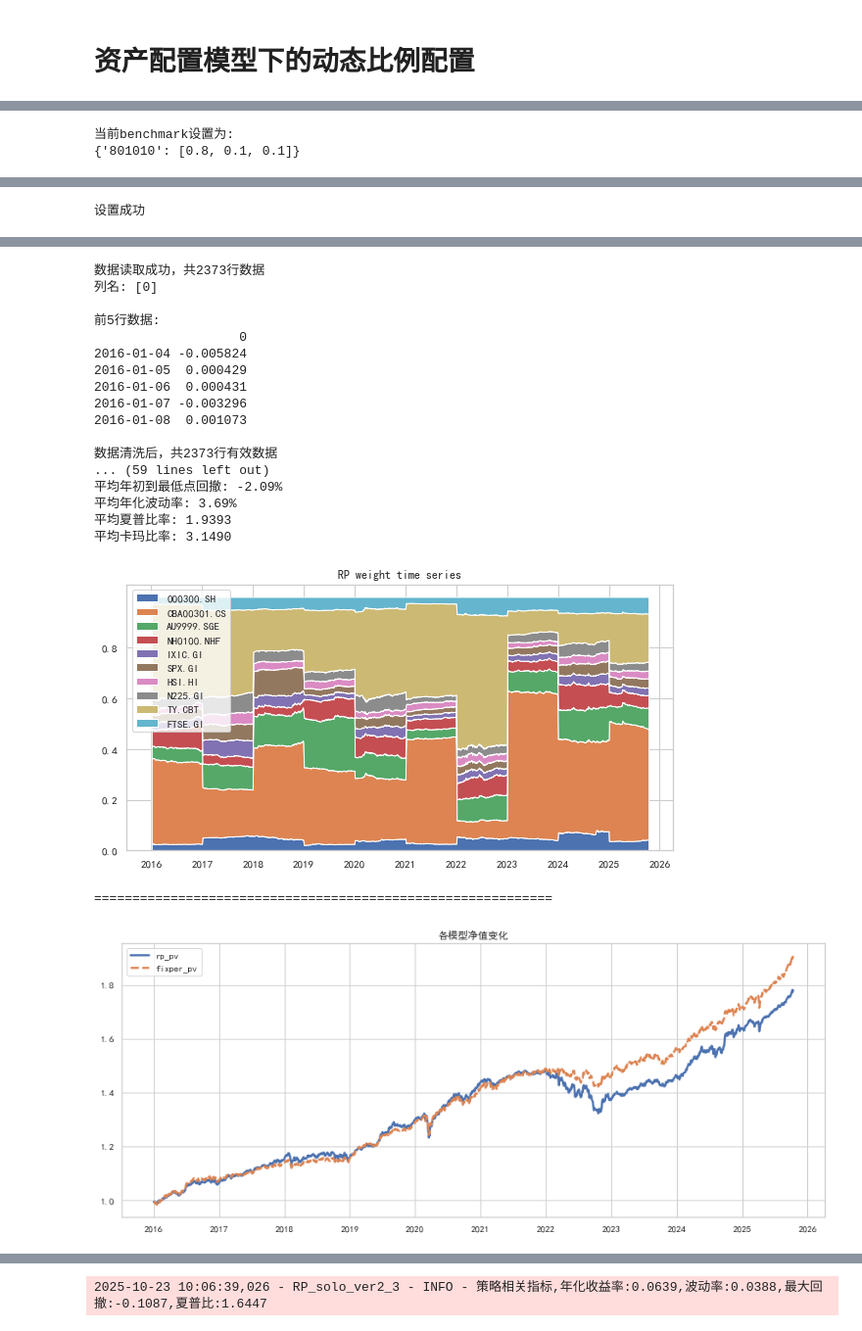
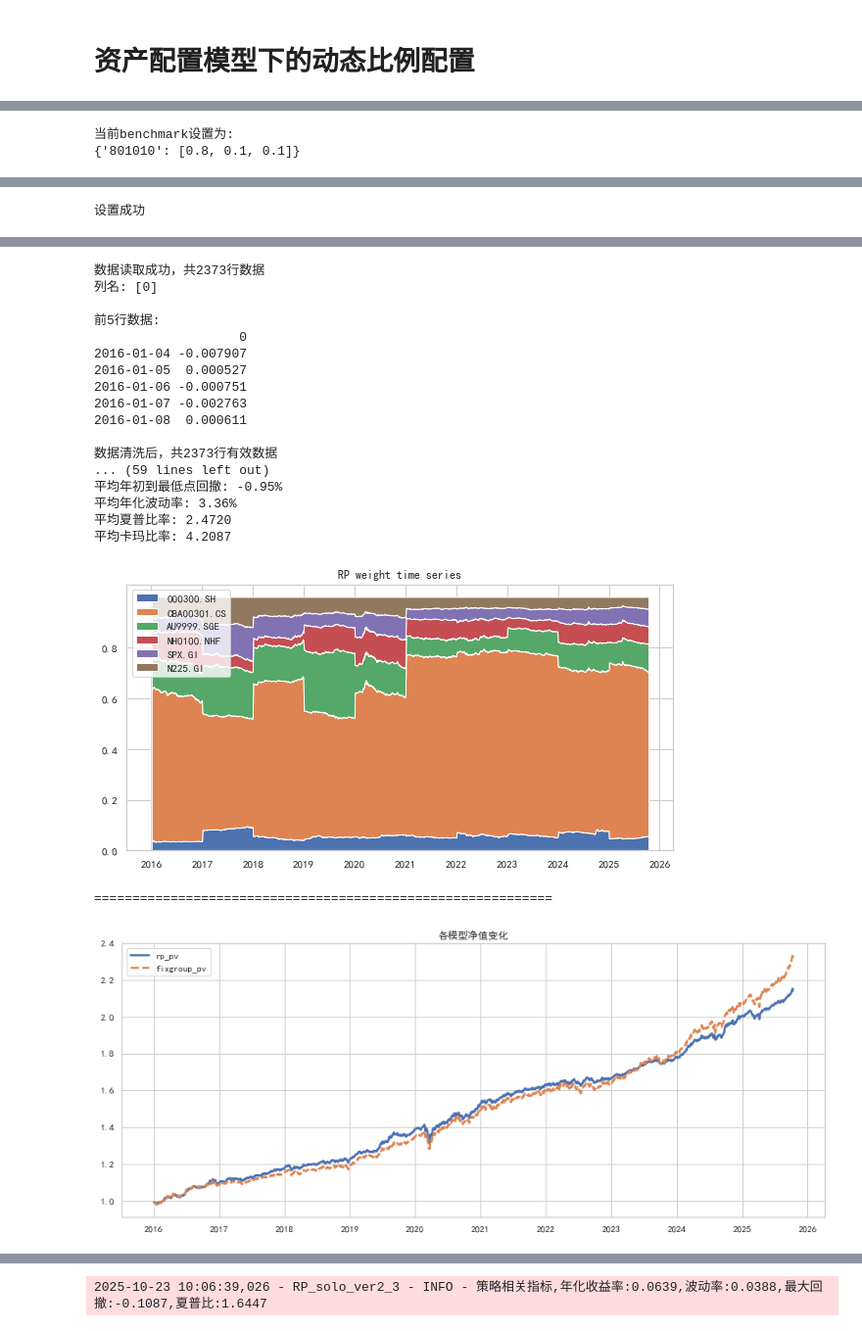
Before and after one commit to nurhachar-sibei/-----, a Jupyter notebook: 低利率时代投资研究.ipynb, the cells around one changed output, grey strips where cells are left out. Shown at 98% size. Cells and saved outputs as stored; diff of their text form; code cells hidden in the pictures.

```diff
--- a/低利率时代投资研究.ipynb
+++ b/低利率时代投资研究.ipynb
@@ -464,8 +580,10 @@ importlib.reload(RP_solo_ver2_3)
 <module 'RP_solo_ver2_3' from 'd:\\program_learning\\github\\低利率研究\\RP_solo_ver2_3.py'>
+# %%
+ret_data_1 = ret_data[['000300.SH','CBA00301.CS','AU9999.SGE','NH0100.NHF','SPX.GI','N225.GI']]
 # %%
 
-test_rp = RPmodel(
-            ret_data,
+test_rp = RP_solo_ver2_3.RPmodel(
+            ret_data_1,
             start_date='2016-01-01',
             end_date='2025-10-14',
             change_time_delta='Y',
@@ -482,21 +600,15 @@ test_rp = RPmodel(
             leverage_post_ratio=1,
             frequency_calcov = 52,
             )
-test_rp.calcov = 52 #按周计算波动率
+test_rp.calcov = 252 #按周计算波动率
 test_rp.ewma_lambda = 0.94
-test_rp.cal_windows = 600 #600天计算风险平价
+test_rp.cal_windows = 400 #600天计算风险平价
 test_rp.benchmark_default()
 test_rp.position_get(1,1)
 test_rp.Backtest()
 Annual_df = Eval_util.Year_analysis(test_rp.result_rp['rp_portfolio_ret'],dafult_VaR_year_windows=5,save_=False,file_name=None)
 test_rp.plot_weight_change(test_rp.result_rp['rp_weight_df'])
 print("="*60)
-list_pv = [test_rp.result_rp]
-label_pv = ['rp_pv']
-for i in test_rp.result_benchmark.keys():
-    list_pv.append(test_rp.result_benchmark[i])
-    label_pv.append(i+'_pv')
-test_rp.plot_pv(list_pv,label_name=label_pv)
 # %% [output]
 当前benchmark设置为:
 {'801010': [0.8, 0.1, 0.1]}
@@ -521,20 +633,20 @@ date_example:2018-01-02 00:00:00...
 数据读取成功，共2373行数据
 列名: [0]
 
 前5行数据:
                    0
-2016-01-04 -0.005824
-2016-01-05  0.000429
-2016-01-06  0.000431
-2016-01-07 -0.003296
-2016-01-08  0.001073
+2016-01-04 -0.007907
+2016-01-05  0.000527
+2016-01-06 -0.000751
+2016-01-07 -0.002763
+2016-01-08  0.000611
 
 数据清洗后，共2373行有效数据
 ... (59 lines left out)
-平均年初到最低点回撤: -2.09%
-平均年化波动率: 3.69%
-平均夏普比率: 1.9393
-平均卡玛比率: 3.1490
+平均年初到最低点回撤: -0.95%
+平均年化波动率: 3.36%
+平均夏普比率: 2.4720
+平均卡玛比率: 4.2087
-[figure, old version]
+[figure, new version]
 ============================================================
-[figure, old version]
+[figure, new version]
```
Also changed, not shown: parts of 22 cells of this notebook, 6 other files.
